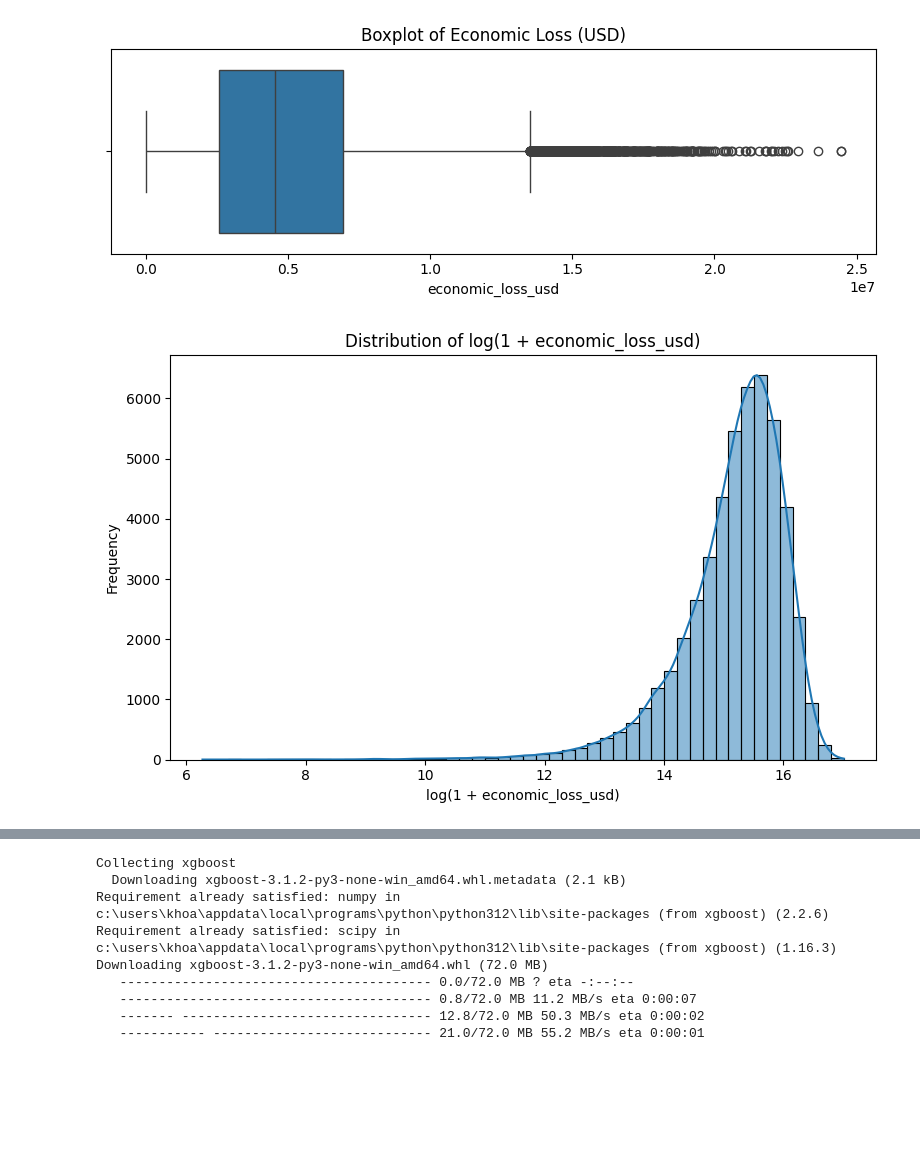
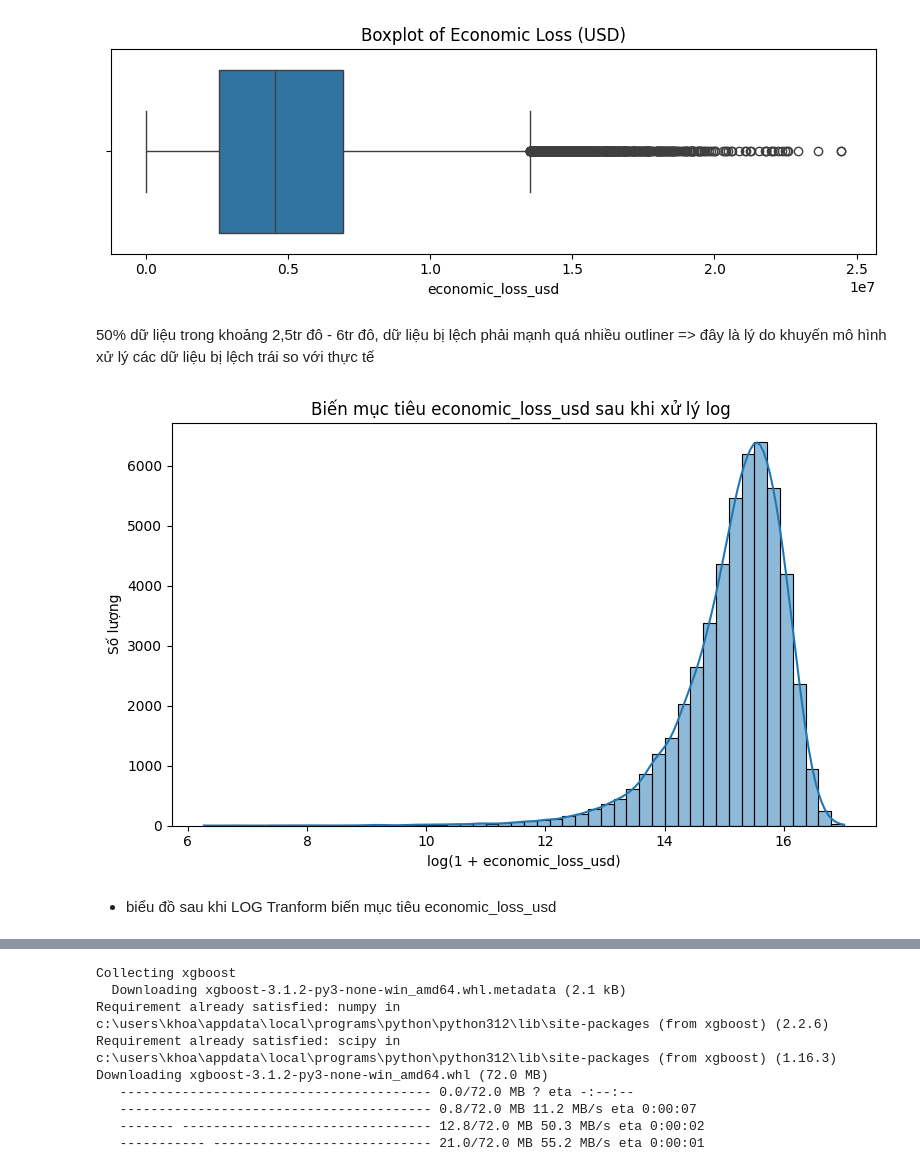
Before and after one commit to khoa-nguyen-data/Du-Doan-Tham-Hoa-Toan-Cau, a Jupyter notebook: Khoa/doc_hieu_du_lieu_va_XGBoots.ipynb, the cells around one changed output, grey strips where cells are left out. Drawn from its saved outputs; the diff is of its cells as text; code cells hidden in the pictures; blank space fills up the shorter version.

```diff
--- a/Khoa/doc_hieu_du_lieu_va_XGBoots.ipynb
+++ b/Khoa/doc_hieu_du_lieu_va_XGBoots.ipynb
@@ -110,18 +109,22 @@ plt.tight_layout()
 plt.show()
 # %% [output]
 [figure]
+# %% [markdown]
+50% dữ liệu trong khoảng 2,5tr đô - 6tr đô, dữ liệu bị lệch phải mạnh quá nhiều outliner => đây là lý do khuyến mô hình xử lý các dữ liệu bị lệch trái so với thực tế
 # %%
 import numpy as np
 
 plt.figure(figsize=(8,5))
 sns.histplot(np.log1p(df["economic_loss_usd"]), bins=50, kde=True)
-plt.title("Distribution of log(1 + economic_loss_usd)")
+plt.title("Biến mục tiêu economic_loss_usd sau khi xử lý log ")
 plt.xlabel("log(1 + economic_loss_usd)")
-plt.ylabel("Frequency")
+plt.ylabel("Số lượng")
 plt.tight_layout()
 plt.show()
 # %% [output]
-[figure, old version]
+[figure, new version]
+# %% [markdown]
+- biểu đồ sau khi LOG Tranform biến mục tiêu economic_loss_usd
 # %%
 plt.figure(figsize=(10,5))
 sns.violinplot(
```
Also changed, not shown: parts of 4 cells of this notebook.
